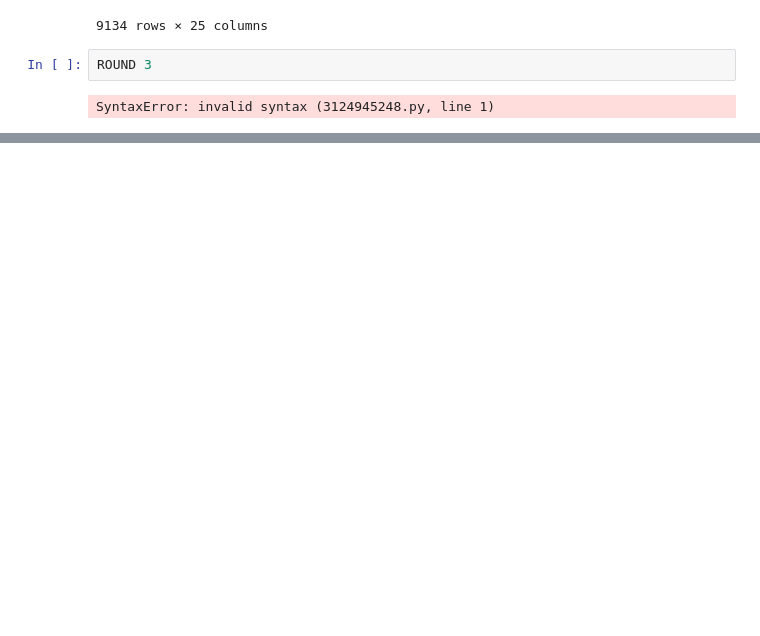
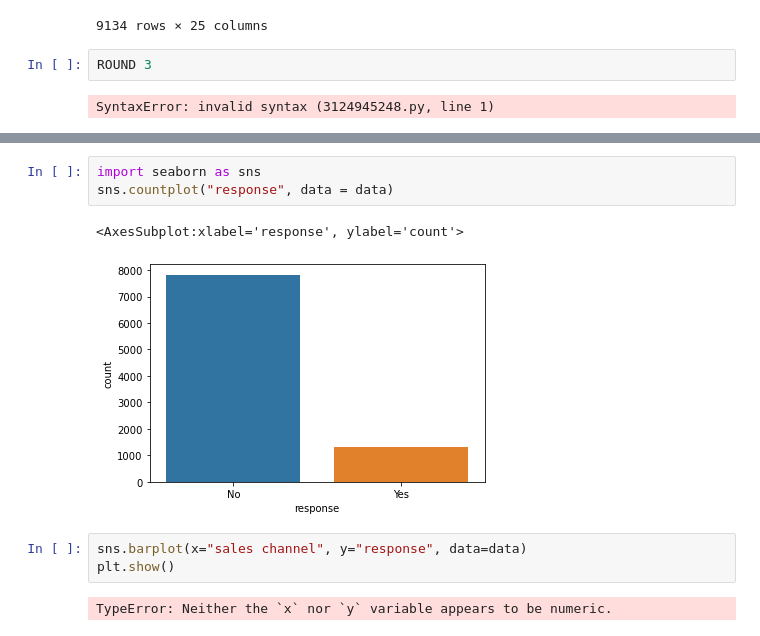
Before and after one commit to jorgegaytan/lab-customer-analysis-round-2, a Jupyter notebook: files_for_lab/csv_files/lab-customer-analysis-round-2.ipynb, the cells around one changed output, grey strips where cells are left out. Cells and saved outputs as stored; diff of their text form; blank space fills up the shorter version.

Commit message:
couldnt finish the last part because I have to change it to numerical

```diff
--- a/files_for_lab/csv_files/lab-customer-analysis-round-2.ipynb
+++ b/files_for_lab/csv_files/lab-customer-analysis-round-2.ipynb
@@ -154,0 +184,11 @@ SyntaxError: invalid syntax (3124945248.py, line 1)
+# %%
+import seaborn as sns
+sns.countplot("response", data = data)
+# %% [output]
+<AxesSubplot:xlabel='response', ylabel='count'>
+[figure, added]
+# %%
+sns.barplot(x="sales channel", y="response", data=data)
+plt.show()
+# %% [output]
+TypeError: Neither the `x` nor `y` variable appears to be numeric.
```
Also changed, not shown: parts of 2 cells of this notebook.
